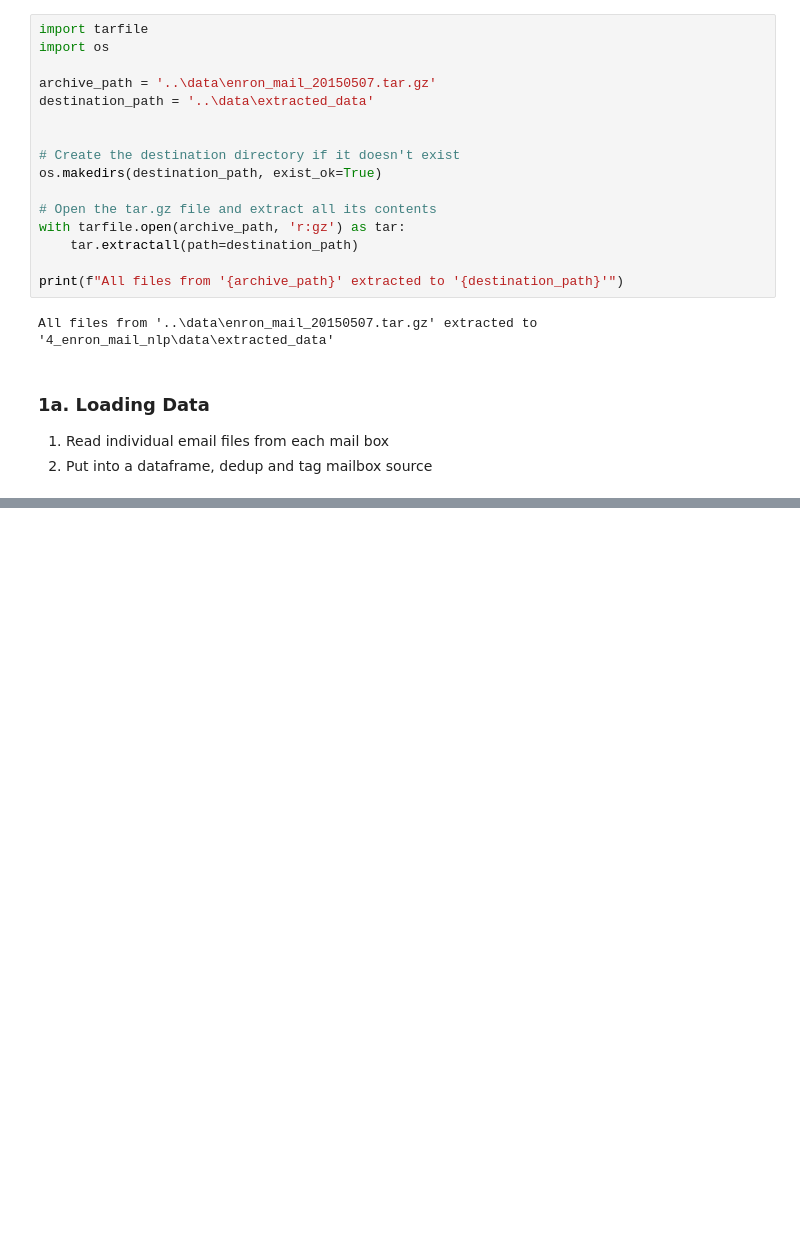
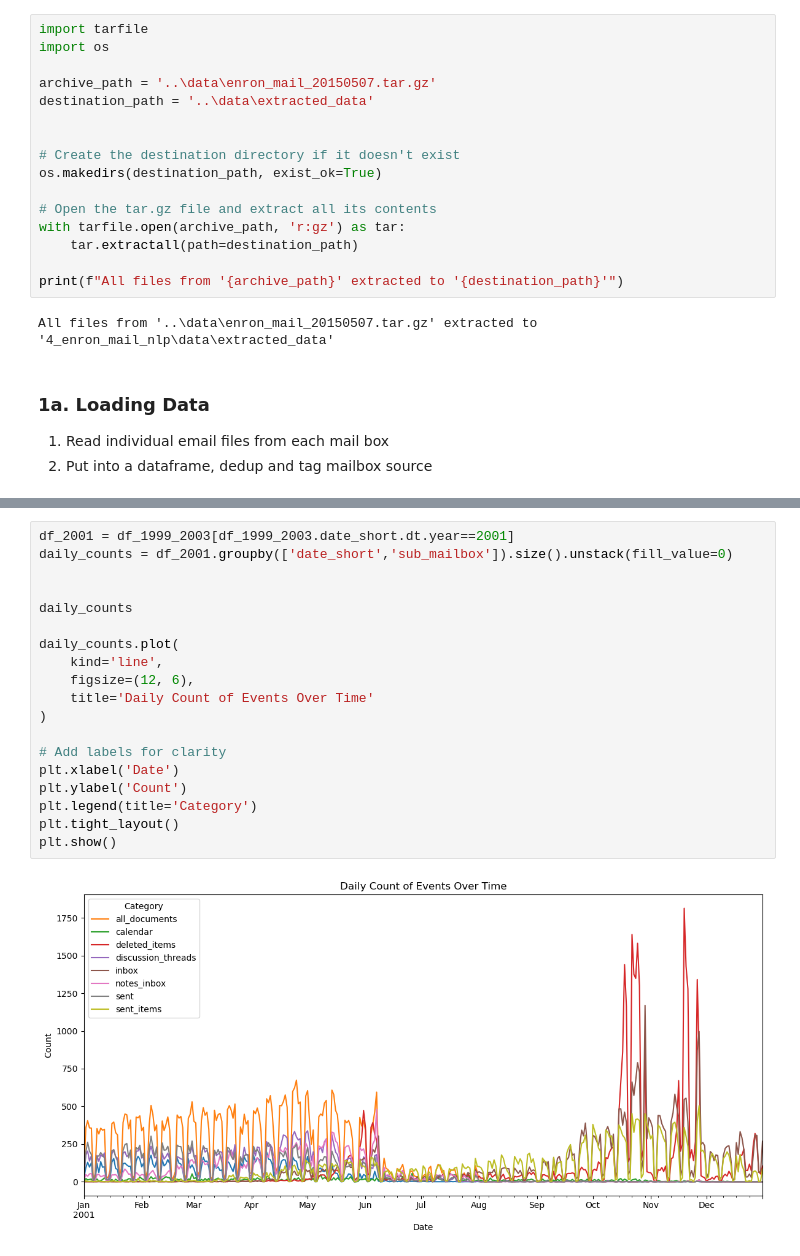
Before and after one commit to emmande/team_project_ind5003, a Jupyter notebook: 4_enron_mail_nlp/notebooks_scripts/EDA_email_enron.ipynb, the cells around one changed output, grey strips where cells are left out. Cells and saved outputs as stored; diff of their text form; blank space fills up the shorter version.

```diff
--- a/4_enron_mail_nlp/notebooks_scripts/EDA_email_enron.ipynb
+++ b/4_enron_mail_nlp/notebooks_scripts/EDA_email_enron.ipynb
@@ -367,0 +284,21 @@ plt.show()
+# %%
+df_2001 = df_1999_2003[df_1999_2003.date_short.dt.year==2001]
+daily_counts = df_2001.groupby(['date_short','sub_mailbox']).size().unstack(fill_value=0)
+
+
+daily_counts
+
+daily_counts.plot(
+    kind='line',
+    figsize=(12, 6),
+    title='Daily Count of Events Over Time'
+)
+
+# Add labels for clarity
+plt.xlabel('Date')
+plt.ylabel('Count')
+plt.legend(title='Category')
+plt.tight_layout()
+plt.show()
+# %% [output]
+[figure, added]
```
Also changed, not shown: parts of 42 cells of this notebook.
